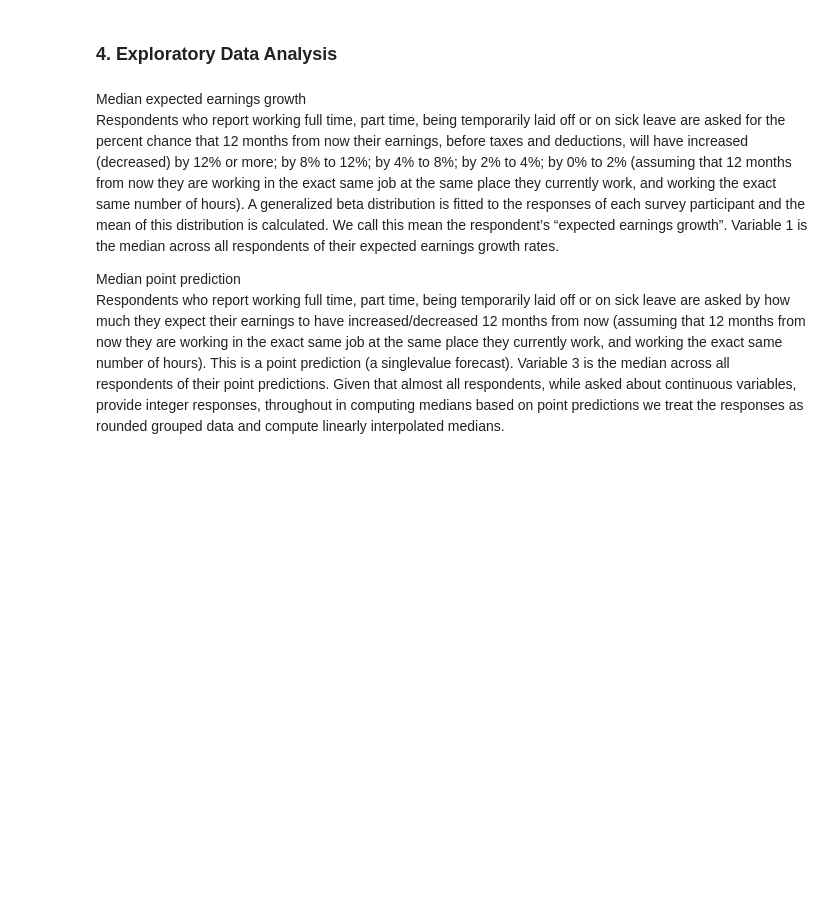
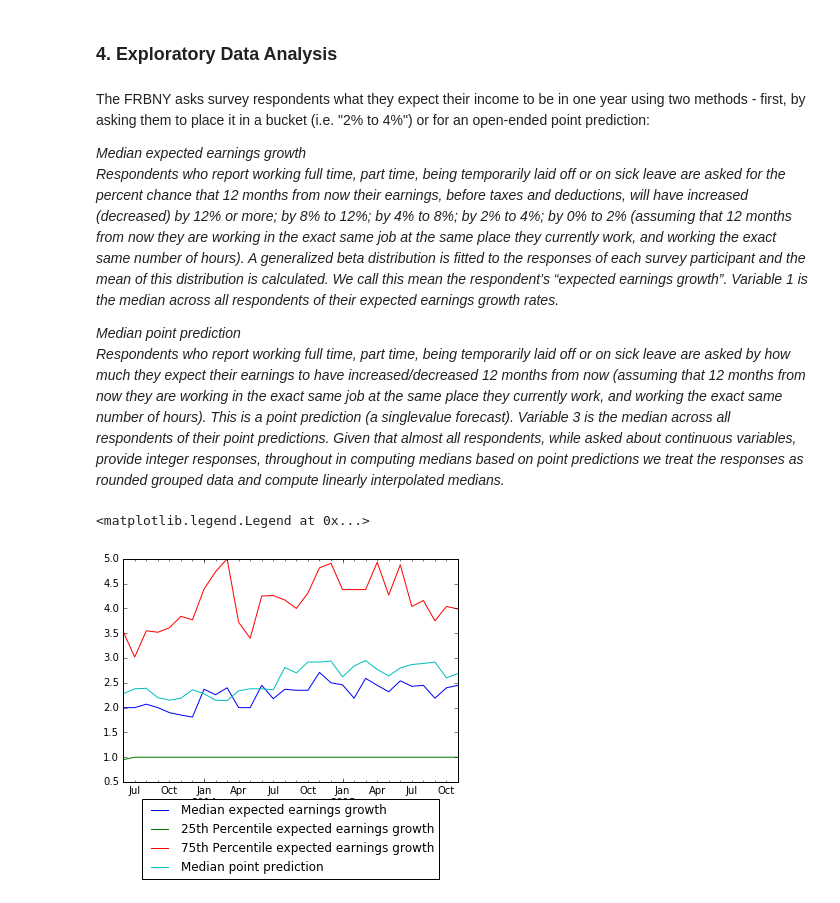
Before and after one commit to jhamski/IS602_Project, a Jupyter notebook: IS602_FinalProject_JHamski.ipynb, the cells around one changed output. Saved outputs shown, nothing was run; the diff lists cells and outputs as text; code cells hidden in the pictures; blank space fills up the shorter version.

```diff
--- a/IS602_FinalProject_JHamski.ipynb
+++ b/IS602_FinalProject_JHamski.ipynb
@@ -72,7 +113,9 @@ microdata.head()
 # %% [markdown]
 ### 4. Exploratory Data Analysis
 # %% [markdown]
-Median expected earnings growth
+The FRBNY asks survey respondents what they expect their income to be in one year using two methods - first, by asking them to place it in a bucket (i.e. "2% to 4%") or for an open-ended point prediction:
+
+*Median expected earnings growth
 Respondents who report working full time, part time, being temporarily laid off or on sick leave are
 asked for the percent chance that 12 months from now their earnings, before taxes and deductions,
 will have increased (decreased) by 12% or more; by 8% to 12%; by 4% to 8%; by 2% to 4%; by 0% to
@@ -80,13 +123,13 @@ will have increased (decreased) by 12% or more; by 8% to 12%; by 4% to 8%; by 2%
 they currently work, and working the exact same number of hours). A generalized beta distribution is
 fitted to the responses of each survey participant and the mean of this distribution is calculated. We
 call this mean the respondent’s “expected earnings growth”. Variable 1 is the median across all
-respondents of their expected earnings growth rates.
+respondents of their expected earnings growth rates.*
 
-Median point prediction
+*Median point prediction
 Respondents who report working full time, part time, being temporarily laid off or on sick leave are
 asked by how much they expect their earnings to have increased/decreased 12 months from now
 (assuming that 12 months from now they are working in the exact same job at the same place they
 currently work, and working the exact same number of hours). This is a point prediction (a singlevalue
 forecast). Variable 3 is the median across all respondents of their point predictions. Given that
 almost all respondents, while asked about continuous variables, provide integer responses, throughout in computing medians based on point predictions we treat the responses as rounded
-grouped data and compute linearly interpolated medians.
+grouped data and compute linearly interpolated medians.*
@@ -94,0 +136,6 @@ data_results['75th Percentile expected earnings growth'].plot()
+# %%
+results = data_results.set_index(keys='Month', drop=True)
+results.plot().legend(loc='upper center', bbox_to_anchor=(0.5, -0.05))
+# %% [output]
+<matplotlib.legend.Legend at 0x...>
+[figure, added]
```
Also changed, not shown: parts of 22 cells of this notebook.
